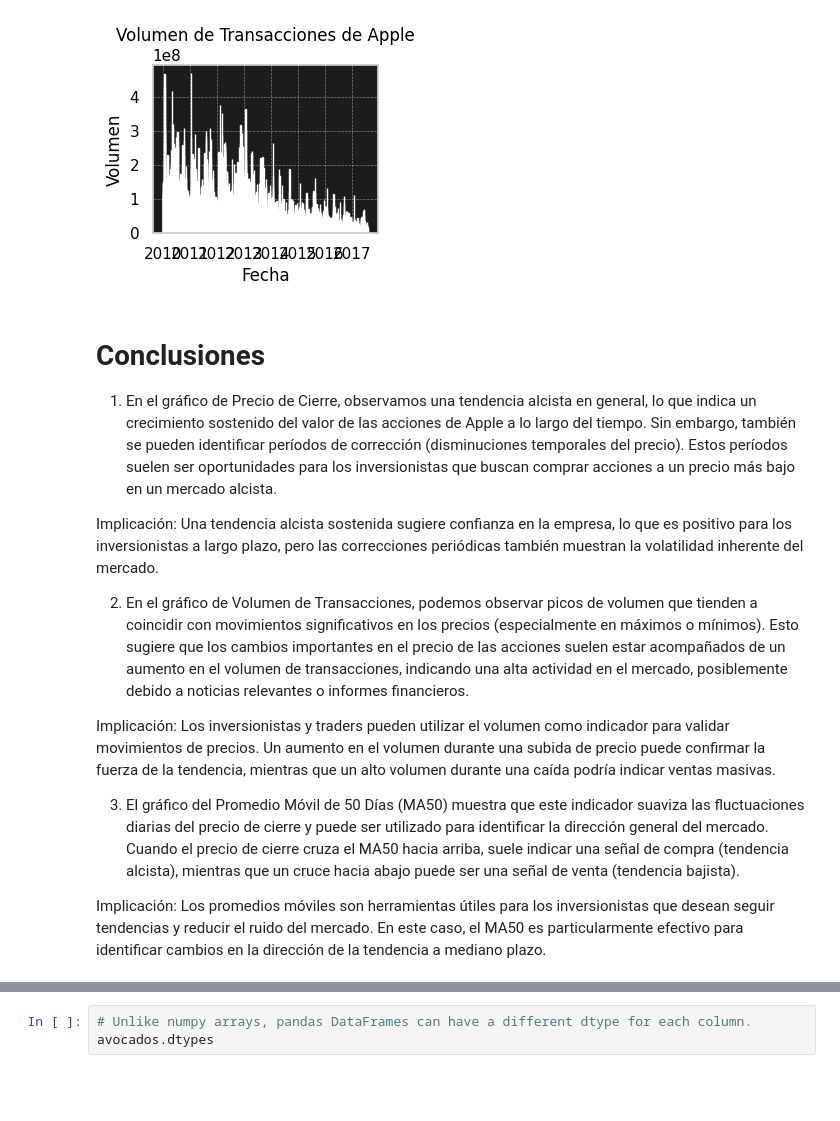
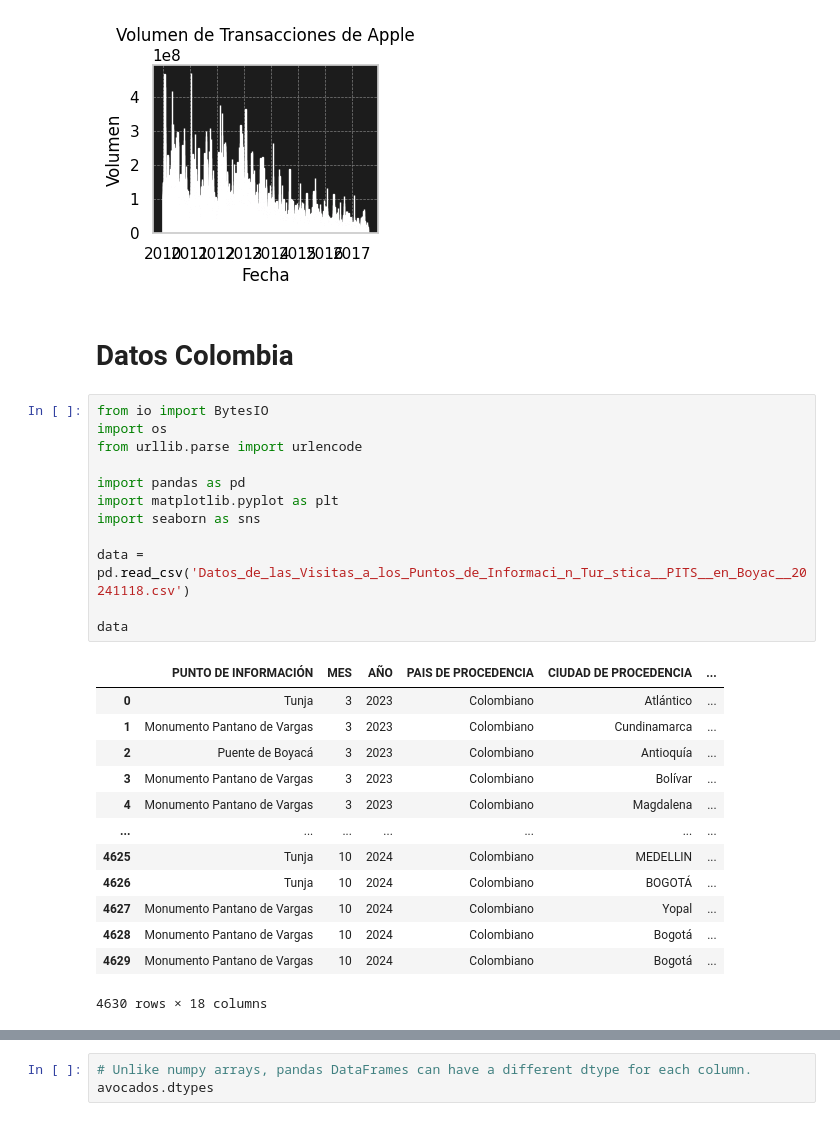
Before and after one commit to c2camacho/MetNumUN2024II, a Jupyter notebook: cacamacho_Lab2.ipynb, the cells around one changed output, grey strips where cells are left out. Drawn from its saved outputs; the diff is of its cells as text; blank space fills up the shorter version.

```diff
--- a/cacamacho_Lab2.ipynb
+++ b/cacamacho_Lab2.ipynb
@@ -1994,17 +1994,31 @@ plt.tick_params(axis='y', colors='black')
 plt.show()
 # %% [output]
 [figure]
-# %% [markdown]
-# **Conclusiones**
-
-1. En el gráfico de Precio de Cierre, observamos una tendencia alcista en general, lo que indica un crecimiento sostenido del valor de las acciones de Apple a lo largo del tiempo. Sin embargo, también se pueden identificar períodos de corrección (disminuciones temporales del precio). Estos períodos suelen ser oportunidades para los inversionistas que buscan comprar acciones a un precio más bajo en un mercado alcista.
-
-Implicación: Una tendencia alcista sostenida sugiere confianza en la empresa, lo que es positivo para los inversionistas a largo plazo, pero las correcciones periódicas también muestran la volatilidad inherente del mercado.
-
-2. En el gráfico de Volumen de Transacciones, podemos observar picos de volumen que tienden a coincidir con movimientos significativos en los precios (especialmente en máximos o mínimos). Esto sugiere que los cambios importantes en el precio de las acciones suelen estar acompañados de un aumento en el volumen de transacciones, indicando una alta actividad en el mercado, posiblemente debido a noticias relevantes o informes financieros.
-
-Implicación: Los inversionistas y traders pueden utilizar el volumen como indicador para validar movimientos de precios. Un aumento en el volumen durante una subida de precio puede confirmar la fuerza de la tendencia, mientras que un alto volumen durante una caída podría indicar ventas masivas.
-
-3. El gráfico del Promedio Móvil de 50 Días (MA50) muestra que este indicador suaviza las fluctuaciones diarias del precio de cierre y puede ser utilizado para identificar la dirección general del mercado. Cuando el precio de cierre cruza el MA50 hacia arriba, suele indicar una señal de compra (tendencia alcista), mientras que un cruce hacia abajo puede ser una señal de venta (tendencia bajista).
-
-Implicación: Los promedios móviles son herramientas útiles para los inversionistas que desean seguir tendencias y reducir el ruido del mercado. En este caso, el MA50 es particularmente efectivo para identificar cambios en la dirección de la tendencia a mediano plazo.
+# %% [markdown]
+# Datos Colombia
+# %%
+from io import BytesIO
+import os
+from urllib.parse import urlencode
+
+import pandas as pd
+import matplotlib.pyplot as plt
+import seaborn as sns
+
+data = pd.read_csv('Datos_de_las_Visitas_a_los_Puntos_de_Informaci_n_Tur_stica__PITS__en_Boyac__20241118.csv')
+
+data
+# %% [output]
+|  | PUNTO DE INFORMACIÓN | MES | AÑO | PAIS DE PROCEDENCIA | CIUDAD DE PROCEDENCIA | ... |
+| 0 | Tunja | 3 | 2023 | Colombiano | Atlántico | ... |
+| 1 | Monumento Pantano de Vargas | 3 | 2023 | Colombiano | Cundinamarca | ... |
+| 2 | Puente de Boyacá | 3 | 2023 | Colombiano | Antioquía | ... |
+| 3 | Monumento Pantano de Vargas | 3 | 2023 | Colombiano | Bolívar | ... |
+| 4 | Monumento Pantano de Vargas | 3 | 2023 | Colombiano | Magdalena | ... |
+| ... | ... | ... | ... | ... | ... | ... |
+| 4625 | Tunja | 10 | 2024 | Colombiano | MEDELLIN | ... |
+| 4626 | Tunja | 10 | 2024 | Colombiano | BOGOTÁ | ... |
+| 4627 | Monumento Pantano de Vargas | 10 | 2024 | Colombiano | Yopal | ... |
+| 4628 | Monumento Pantano de Vargas | 10 | 2024 | Colombiano | Bogotá | ... |
+| 4629 | Monumento Pantano de Vargas | 10 | 2024 | Colombiano | Bogotá | ... |
+4630 rows × 18 columns
```
Also changed, not shown: parts of 1 cell of this notebook.
